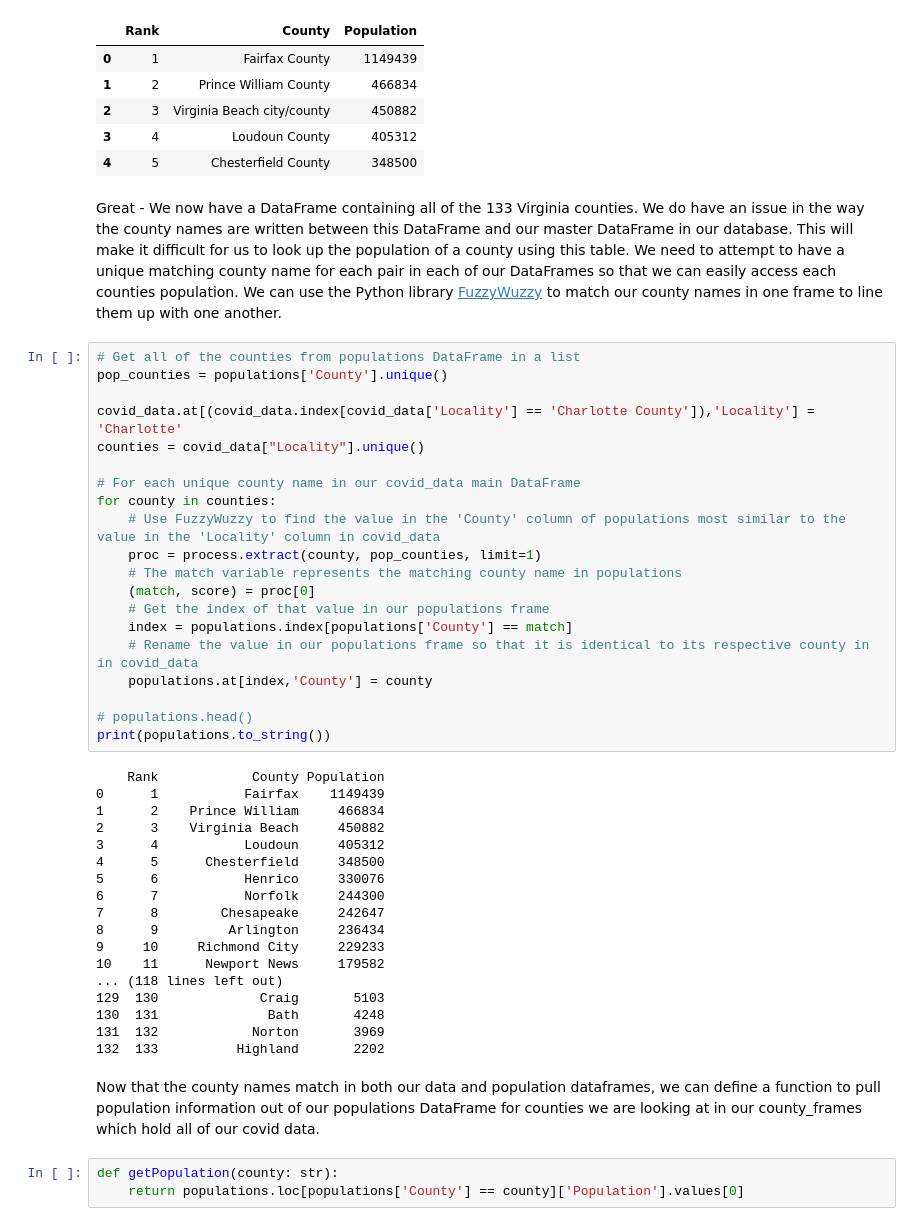
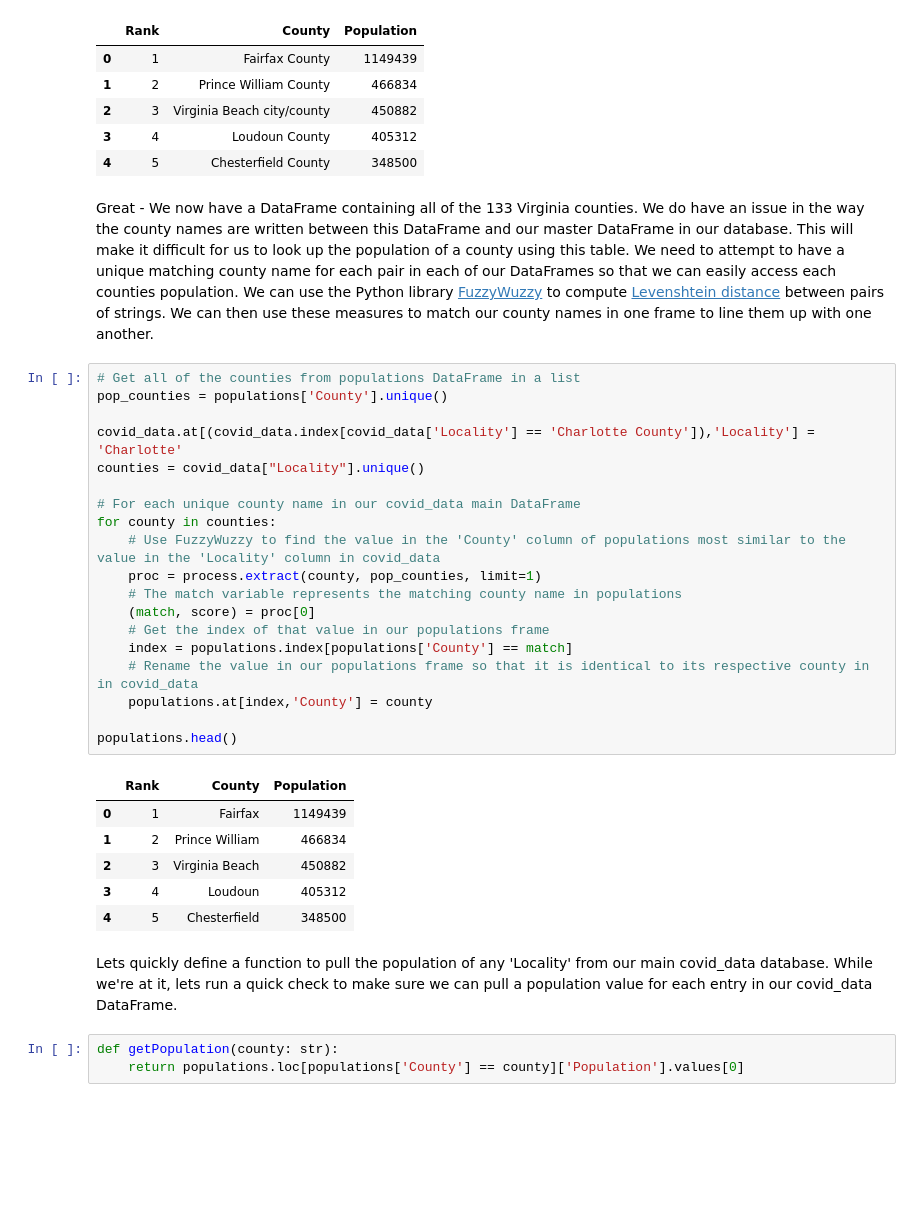
Before and after one commit to martindavid1995/Data-Science-Tutorial, a Jupyter notebook: Tutorial.ipynb, the cells around one changed output. Cells and saved outputs as stored; diff of their text form; blank space fills up the shorter version.

```diff
--- a/Tutorial.ipynb
+++ b/Tutorial.ipynb
@@ -197,47 +197,35 @@ populations.head()
 | 3 | 4 | Loudoun County | 405312 |
 | 4 | 5 | Chesterfield County | 348500 |
 # %% [markdown]
-Great - We now have a DataFrame containing all of the 133 Virginia counties. We do have an issue in the way the county names are written between this DataFrame and our master DataFrame in our database. This will make it difficult for us to look up the population of a county using this table. We need to attempt to have a unique matching county name for each pair in each of our DataFrames so that we can easily access each counties population. We can use the Python library [FuzzyWuzzy](https://pypi.org/project/fuzzywuzzy/) to match our county names in one frame to line them up with one another.
+Great - We now have a DataFrame containing all of the 133 Virginia counties. We do have an issue in the way the county names are written between this DataFrame and our master DataFrame in our database. This will make it difficult for us to look up the population of a county using this table. We need to attempt to have a unique matching county name for each pair in each of our DataFrames so that we can easily access each counties population. We can use the Python library [FuzzyWuzzy](https://pypi.org/project/fuzzywuzzy/) to compute [Levenshtein distance](https://en.wikipedia.org/wiki/Levenshtein_distance) between pairs of strings. We can then use these measures to match our county names in one frame to line them up with one another.
 # %%
 # Get all of the counties from populations DataFrame in a list
 pop_counties = populations['County'].unique()
 
 covid_data.at[(covid_data.index[covid_data['Locality'] == 'Charlotte County']),'Locality'] = 'Charlotte'
 counties = covid_data["Locality"].unique()
 
 # For each unique county name in our covid_data main DataFrame
 for county in counties:
     # Use FuzzyWuzzy to find the value in the 'County' column of populations most similar to the value in the 'Locality' column in covid_data
     proc = process.extract(county, pop_counties, limit=1)
     # The match variable represents the matching county name in populations
     (match, score) = proc[0]
     # Get the index of that value in our populations frame
     index = populations.index[populations['County'] == match]
     # Rename the value in our populations frame so that it is identical to its respective county in in covid_data
     populations.at[index,'County'] = county
 
-# populations.head()
-print(populations.to_string())
+populations.head()
 # %% [output]
-    Rank            County Population
-0      1           Fairfax    1149439
-1      2    Prince William     466834
-2      3    Virginia Beach     450882
-3      4           Loudoun     405312
-4      5      Chesterfield     348500
-5      6           Henrico     330076
-6      7           Norfolk     244300
-7      8        Chesapeake     242647
-8      9         Arlington     236434
-9     10     Richmond City     229233
-10    11      Newport News     179582
-... (118 lines left out)
-129  130             Craig       5103
-130  131              Bath       4248
-131  132            Norton       3969
-132  133          Highland       2202
+|  | Rank | County | Population |
+| 0 | 1 | Fairfax | 1149439 |
+| 1 | 2 | Prince William | 466834 |
+| 2 | 3 | Virginia Beach | 450882 |
+| 3 | 4 | Loudoun | 405312 |
+| 4 | 5 | Chesterfield | 348500 |
-# %% [markdown]
-Now that the county names match in both our data and population dataframes, we can define a function to pull population information out of our populations DataFrame for counties we are looking at in our county_frames which hold all of our covid data.
+# %% [markdown]
+Lets quickly define a function to pull the population of any 'Locality' from our main covid_data database. While we're at it, lets run a quick check to make sure we can pull a population value for each entry in our covid_data DataFrame.
 # %%
 def getPopulation(county: str):
     return populations.loc[populations['County'] == county]['Population'].values[0]
```
Also changed, not shown: parts of 2 cells of this notebook, 1 other file.
